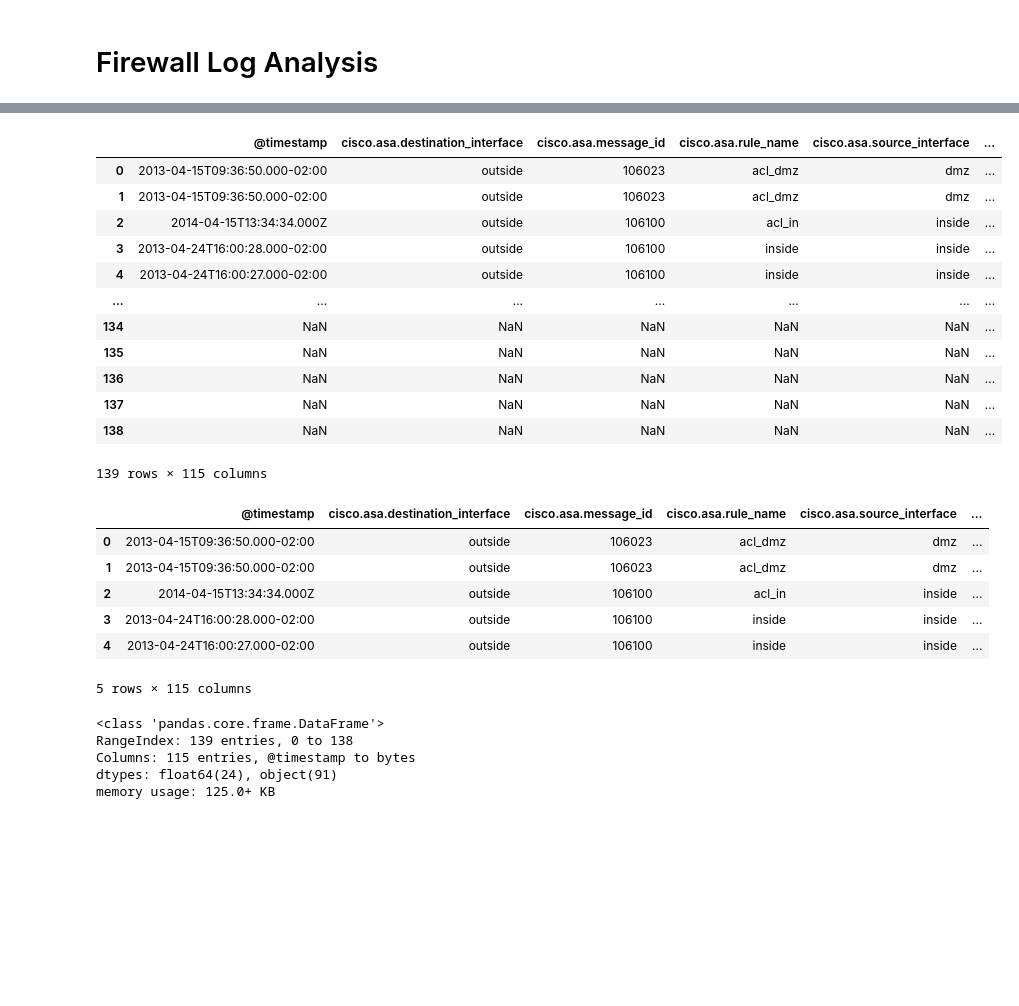
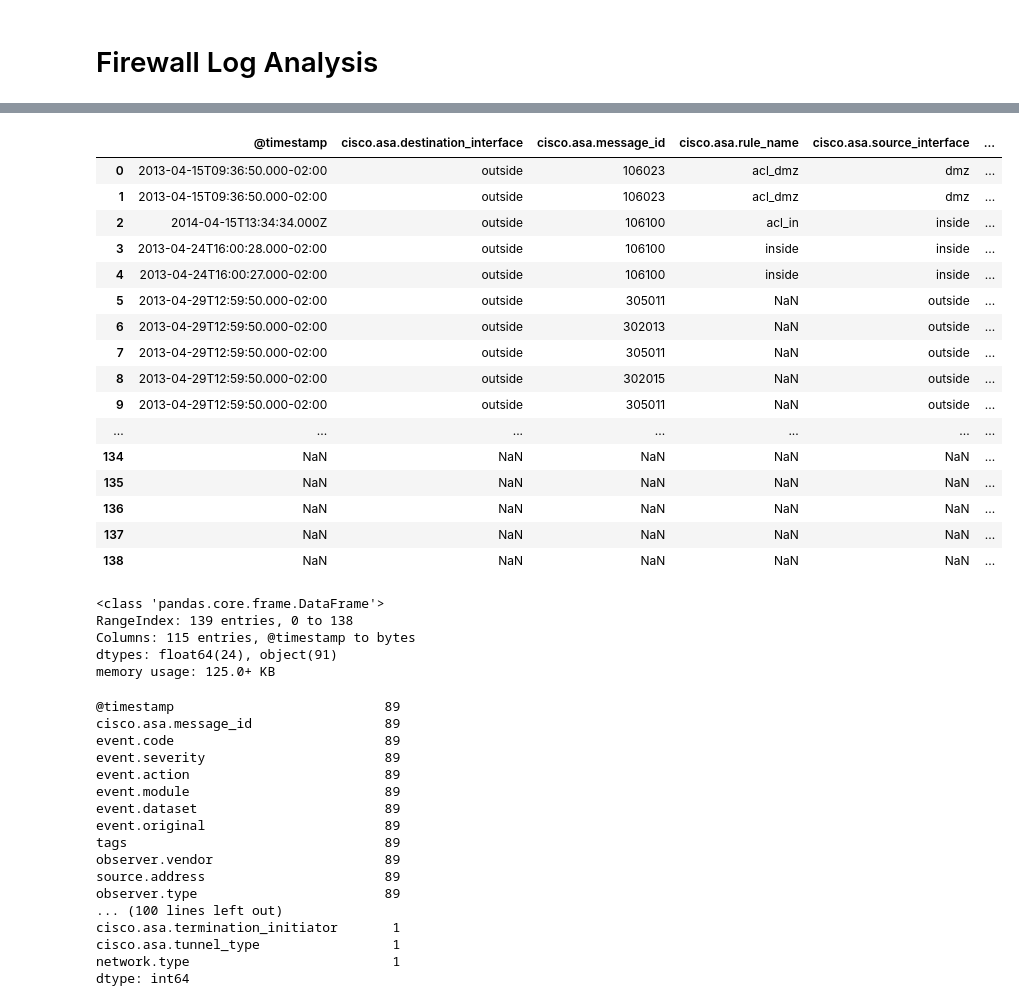
Before and after one commit to SSaquif/CST8801_Lab_2_Firewall_Log_Analytics, a Jupyter notebook: firewall_log_analysis.ipynb, the cells around one changed output, grey strips where cells are left out. Drawn from its saved outputs; the diff is of its cells as text; code cells hidden in the pictures; blank space fills up the shorter version.

```diff
--- a/firewall_log_analysis.ipynb
+++ b/firewall_log_analysis.ipynb
@@ -3,40 +8,37 @@
 # %%
 import json
 import pandas as pd
+
+pd.set_option("display.max_columns", None)
+pd.set_option("display.max_rows", None)
 
 # Try line-delimited JSON first, then fall back to a single JSON object/array.
 try:
     df = pd.read_json("lab_2_firewall_log.json", lines=True)
 except ValueError:
     with open("lab_2_firewall_log.json", "r", encoding="utf-8") as f:
         data = json.load(f)
     df = pd.DataFrame(data)
 
 df
 # %% [output]
 |  | @timestamp | cisco.asa.destination_interface | cisco.asa.message_id | cisco.asa.rule_name | cisco.asa.source_interface | ... |
 | 0 | 2013-04-15T09:36:50.000-02:00 | outside | 106023 | acl_dmz | dmz | ... |
 | 1 | 2013-04-15T09:36:50.000-02:00 | outside | 106023 | acl_dmz | dmz | ... |
 | 2 | 2014-04-15T13:34:34.000Z | outside | 106100 | acl_in | inside | ... |
 | 3 | 2013-04-24T16:00:28.000-02:00 | outside | 106100 | inside | inside | ... |
 | 4 | 2013-04-24T16:00:27.000-02:00 | outside | 106100 | inside | inside | ... |
+| 5 | 2013-04-29T12:59:50.000-02:00 | outside | 305011 | NaN | outside | ... |
+| 6 | 2013-04-29T12:59:50.000-02:00 | outside | 302013 | NaN | outside | ... |
+| 7 | 2013-04-29T12:59:50.000-02:00 | outside | 305011 | NaN | outside | ... |
+| 8 | 2013-04-29T12:59:50.000-02:00 | outside | 302015 | NaN | outside | ... |
+| 9 | 2013-04-29T12:59:50.000-02:00 | outside | 305011 | NaN | outside | ... |
 | ... | ... | ... | ... | ... | ... | ... |
 | 134 | NaN | NaN | NaN | NaN | NaN | ... |
 | 135 | NaN | NaN | NaN | NaN | NaN | ... |
 | 136 | NaN | NaN | NaN | NaN | NaN | ... |
 | 137 | NaN | NaN | NaN | NaN | NaN | ... |
 | 138 | NaN | NaN | NaN | NaN | NaN | ... |
-139 rows × 115 columns
-# %%
-df.head()
-# %% [output]
-|  | @timestamp | cisco.asa.destination_interface | cisco.asa.message_id | cisco.asa.rule_name | cisco.asa.source_interface | ... |
-| 0 | 2013-04-15T09:36:50.000-02:00 | outside | 106023 | acl_dmz | dmz | ... |
-| 1 | 2013-04-15T09:36:50.000-02:00 | outside | 106023 | acl_dmz | dmz | ... |
-| 2 | 2014-04-15T13:34:34.000Z | outside | 106100 | acl_in | inside | ... |
-| 3 | 2013-04-24T16:00:28.000-02:00 | outside | 106100 | inside | inside | ... |
-| 4 | 2013-04-24T16:00:27.000-02:00 | outside | 106100 | inside | inside | ... |
-5 rows × 115 columns
 # %%
 df.info()
 # %% [output]
@@ -55,0 +50,22 @@ else:
+# %%
+# Count how many times each column appears with a non-null value
+column_counts = df.notna().sum().sort_values(ascending=False)
+column_counts
+# %% [output]
+@timestamp                           89
+cisco.asa.message_id                 89
+event.code                           89
+event.severity                       89
+event.action                         89
+event.module                         89
+event.dataset                        89
+event.original                       89
+tags                                 89
+observer.vendor                      89
+source.address                       89
+observer.type                        89
+... (100 lines left out)
+cisco.asa.termination_initiator       1
+cisco.asa.tunnel_type                 1
+network.type                          1
+dtype: int64
```
Also changed, not shown: parts of 9 cells of this notebook, 1 other file.
